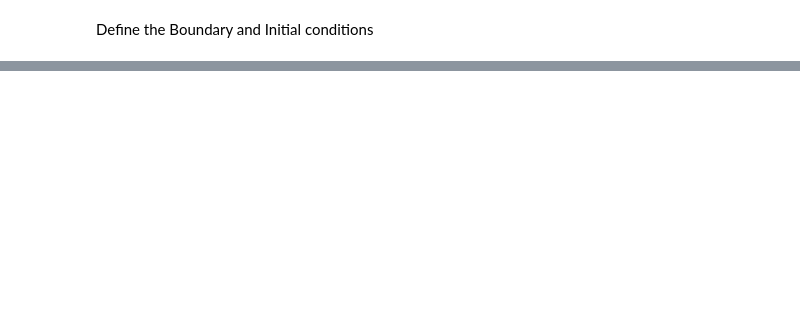
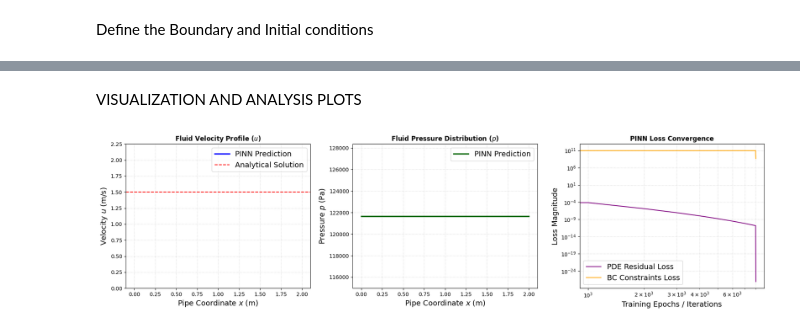
Before and after one commit to ziaurmb/pinn, a Jupyter notebook: Physics_Informed_Digital_Twin_for_Hydraulic_Systems.ipynb, the cells around one changed output, grey strips where cells are left out. Cells and saved outputs as stored; diff of their text form; code cells hidden in the pictures; blank space fills up the shorter version.

Commit message:
Trained the model and created some plots

```diff
--- a/Physics_Informed_Digital_Twin_for_Hydraulic_Systems.ipynb
+++ b/Physics_Informed_Digital_Twin_for_Hydraulic_Systems.ipynb
@@ -43 +49,5 @@ Backend: pytorch
+# %%
+RHO = 850.0      # Hydraulic oil density (kg/m^3)
+NU = 4.0e-5      # Kinematic viscosity (m^2/s)
+L = 2.0          # Total length of the pipe circuit segment (meters)
 # %% [markdown]
@@ -72,2 +96,6 @@ def fluid_momentum_pde(x, y):
+# %%
+sensor_locations = np.array([[0.5], [1.0], [1.5]])
+sensor_pressures = np.array([[1.8e5], [1.4e5], [1.1e5]]) # Captured telemetry metrics
+sensor_data_p = dde.icbc.PointSetBC(sensor_locations, sensor_pressures, component=1)
 # %% [markdown]
 Define the Boundary and Initial conditions
@@ -87,0 +157,3 @@ initial_pressure = dde.IC(geomtime, lambda x: 100.0,lambda _, on_initial: on_ini
+# %%
+U_INLET = 1.5     # Inlet velocity (m/s)
+P_OUTLET = 0.0    # Outlet pressure (Pa, gauge pressure)
@@ -87,0 +162,9 @@ initial_pressure = dde.IC(geomtime, lambda x: 100.0,lambda _, on_initial: on_ini
+# %%
+x_test = np.linspace(0, L, 10).reshape(-1, 1)
+predictions = model.predict(x_test)
+u_pred, p_pred = predictions[:, 0], predictions[:, 1]
+
+print("\n🚀 Digital Twin Inference Complete:")
+print(f"{'Position (m)':<15}{'Velocity (m/s)':<20}{'Pressure (Bar)':<15}")
+for x_val, pred in zip(x_test, predictions):
+    print(f"{x_val[0]:<15.2f}{pred[0]:<20.4f}{pred[1]/1e5:<15.2f}")
@@ -87,0 +184,51 @@ initial_pressure = dde.IC(geomtime, lambda x: 100.0,lambda _, on_initial: on_ini
+# %% [markdown]
+VISUALIZATION AND ANALYSIS PLOTS
+# %%
+import matplotlib.pyplot as plt
+
+# Extract training and testing losses from the DeepXDE history object
+loss_train = np.array(losshistory.loss_train)
+loss_test = np.array(losshistory.loss_test)
+steps = np.array(losshistory.steps)
+
+# Create a clean side-by-side subplot figure
+fig, ax = plt.subplots(1, 3, figsize=(18, 5))
+
+# Plot 1: Velocity Profile down the pipe
+ax[0].plot(x_test, u_pred, color='blue', linewidth=2.5, label='PINN Prediction')
+ax[0].axhline(y=U_INLET, color='red', linestyle='--', label='Analytical Solution')
+ax[0].set_title("Fluid Velocity Profile ($u$)", fontsize=12, fontweight='bold')
+ax[0].set_xlabel("Pipe Coordinate $x$ (m)")
+ax[0].set_ylabel("Velocity $u$ (m/s)")
+ax[0].set_ylim(0, U_INLET * 1.5)
+ax[0].grid(True, linestyle=':', alpha=0.6)
+ax[0].legend()
+
+# Plot 2: Pressure Drop down the pipe
+# Analytical pressure drop for 1D inviscid-like/fully developed assumptions: dp/dx = 0 here
+# because du/dx = 0 and d2u/dx2 = 0. p should ideally remain flat at P_OUTLET.
+ax[1].plot(x_test, p_pred, color='darkgreen', linewidth=2.5, label='PINN Prediction')
+ax[1].set_title("Fluid Pressure Distribution ($p$)", fontsize=12, fontweight='bold')
+ax[1].set_xlabel("Pipe Coordinate $x$ (m)")
+ax[1].set_ylabel("Pressure $p$ (Pa)")
+ax[1].grid(True, linestyle=':', alpha=0.6)
+ax[1].legend()
+
+# Plot 3: Convergence History (Loss Functions)
+# Sum up structural PDE component losses and boundary condition losses
+pde_loss_train = loss_train[:, 0] + loss_train[:, 1]
+bc_loss_train = loss_train[:, 2] + loss_train[:, 3]
+
+ax[2].loglog(steps, pde_loss_train, color='purple', label='PDE Residual Loss')
+ax[2].loglog(steps, bc_loss_train, color='orange', label='BC Constraints Loss')
+ax[2].set_title("PINN Loss Convergence", fontsize=12, fontweight='bold')
+ax[2].set_xlabel("Training Epochs / Iterations")
+ax[2].set_ylabel("Loss Magnitude")
+ax[2].grid(True, which="both", linestyle=':', alpha=0.6)
+ax[2].legend()
+
+# Final layout adjustment and saving
+plt.tight_layout()
+plt.show()
+# %% [output]
+[figure, added]
```
Also changed, not shown: parts of 18 cells of this notebook.
